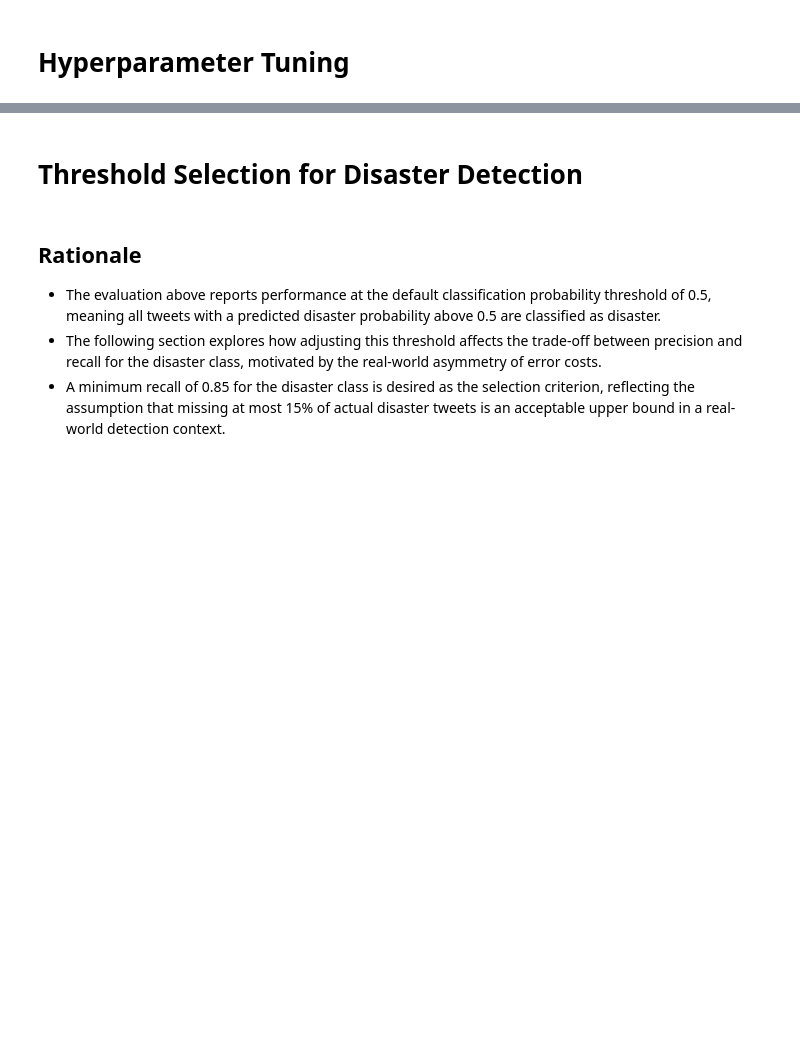
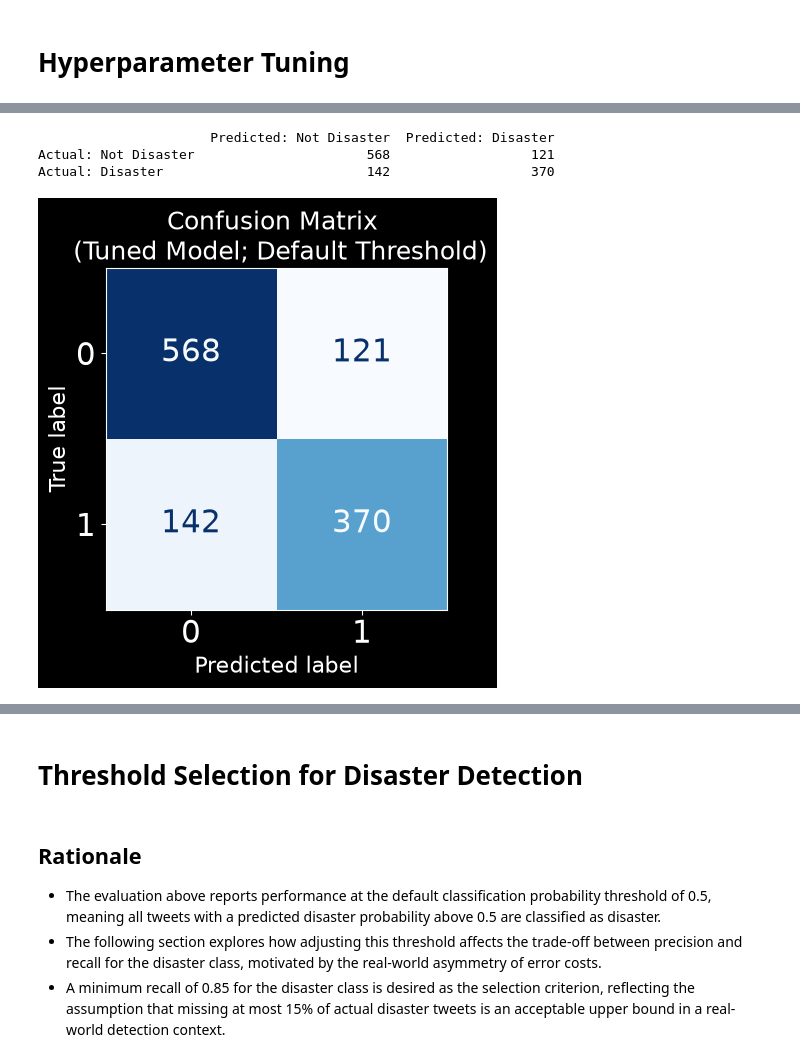
Before and after one commit to mamuschket-png/nlp-pipeline-for-disaster-tweet-classification, a Jupyter notebook: disaster_tweet_classification.ipynb, the cells around one changed output, grey strips where cells are left out. Cells and saved outputs as stored; diff of their text form; code cells hidden in the pictures; blank space fills up the shorter version.

```diff
--- a/disaster_tweet_classification.ipynb
+++ b/disaster_tweet_classification.ipynb
@@ -370,11 +459,19 @@ Best weighted F1: 0.795
 # %%
+# Baseline model: default TF-IDF (ngram_range=(1, 1); max_features=None) and Logistic Regression parameters
+tfidf_vectorizer_baseline = TfidfVectorizer()
+X_train_tfidf_baseline = tfidf_vectorizer_baseline.fit_transform(X_train)
+X_val_tfidf_baseline = tfidf_vectorizer_baseline.transform(X_val)
+
+logistic_regression_baseline = LogisticRegression(max_iter=1000).fit(X_train_tfidf_baseline, y_train)
+
+# Tuned model: best hyperparameters found during tuning
 tfidf_vectorizer = TfidfVectorizer(
     ngram_range=(1, best_params["ngram"]),
     max_features=best_params["max_features"]
 )
 
 X_train_tfidf = tfidf_vectorizer.fit_transform(X_train)
-X_test_tfidf = tfidf_vectorizer.transform(X_test)
+X_val_tfidf = tfidf_vectorizer.transform(X_val)
 
 logistic_regression_tuned = LogisticRegression(
     max_iter=1000,
@@ -382,5 +479,5 @@ logistic_regression_tuned = LogisticRegression(
 ).fit(X_train_tfidf, y_train)
 
 # Check number of iterations until convergence
-print(f"The model converges after {logistic_regression_tuned.n_iter_[0]} iterations.")
+print(f"The tuned model converges after {logistic_regression_tuned.n_iter_[0]} iterations.")
 # %% [output]
@@ -421,0 +539,46 @@ print(y_pred)
+# %%
+from sklearn.metrics import confusion_matrix
+from sklearn.metrics import ConfusionMatrixDisplay
+
+y_pred = logistic_regression_tuned.predict(X_val_tfidf)
+
+# Confusion Matrix for tuned model at default threshold (0.5)
+cm_default = confusion_matrix(y_val, y_pred)
+cm_default_df = pd.DataFrame(
+    cm_default,
+    index=["Actual: Not Disaster", "Actual: Disaster"],
+    columns=["Predicted: Not Disaster", "Predicted: Disaster"]
+)
+print(cm_default_df)
+print()
+
+# Visualize confusion matrix
+fig, ax = plt.subplots(figsize=(7, 5))
+
+disp = ConfusionMatrixDisplay.from_predictions(
+    y_val, y_pred,
+    colorbar=False,
+    cmap="Blues",
+    ax=ax
+)
+
+# Numbers inside matrix
+for text in disp.text_.flatten():
+    text.set_fontsize(22)
+
+# Axis tick labels (0, 1)
+ax.tick_params(labelsize=22)
+
+# Axis titles (Predicted label / True label)
+ax.set_xlabel(ax.get_xlabel(), fontsize=16)
+ax.set_ylabel(ax.get_ylabel(), fontsize=16)
+
+plt.title("Confusion Matrix \n (Tuned Model; Default Threshold)", fontsize=18)
+plt.tight_layout()
+plt.savefig("confusion_matrix_tuned_model_default_threshold.jpeg", dpi=150, bbox_inches="tight")
+plt.show()
+# %% [output]
+                      Predicted: Not Disaster  Predicted: Disaster
+Actual: Not Disaster                      568                  121
+Actual: Disaster                          142                  370
+[figure, added]
```
Also changed, not shown: parts of 64 cells of this notebook, 1 other file.
